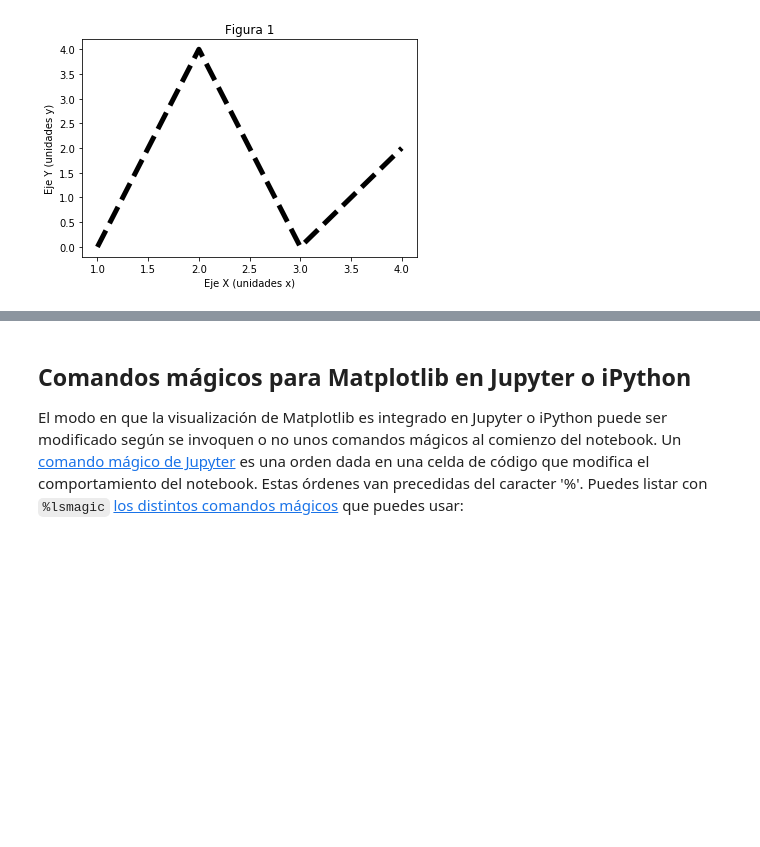
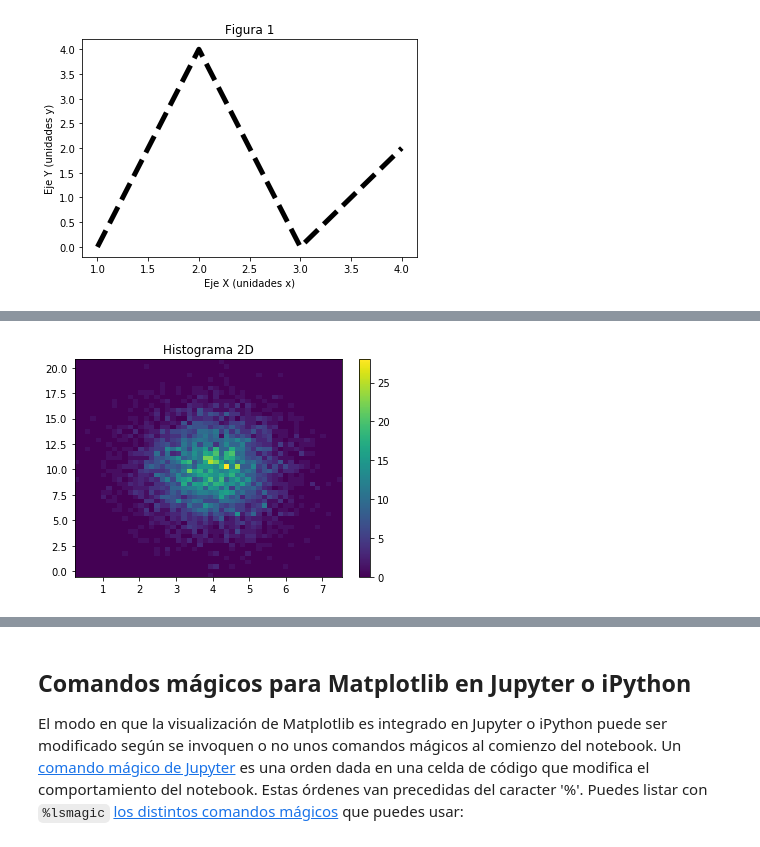
Before and after one commit to uibcdf/Academia, a Jupyter notebook: Python/Matplotlib.ipynb, the cells around one changed output, grey strips where cells are left out. Saved outputs shown, nothing was run; the diff lists cells and outputs as text; code cells hidden in the pictures; blank space fills up the shorter version.

```diff
--- a/Python/Matplotlib.ipynb
+++ b/Python/Matplotlib.ipynb
@@ -126,0 +168,7 @@ Supongamos que queremos aumentar el tamaño de letra del título y además el ej
+# %%
+h = plt.hist2d(dispersión_aleatoria[:,0],dispersión_aleatoria[:,1],bins=[50,50])
+plt.title("Histograma 2D")
+plt.colorbar()
+plt.show()
+# %% [output]
+[figure, added]
```
Also changed, not shown: parts of 39 cells of this notebook.
